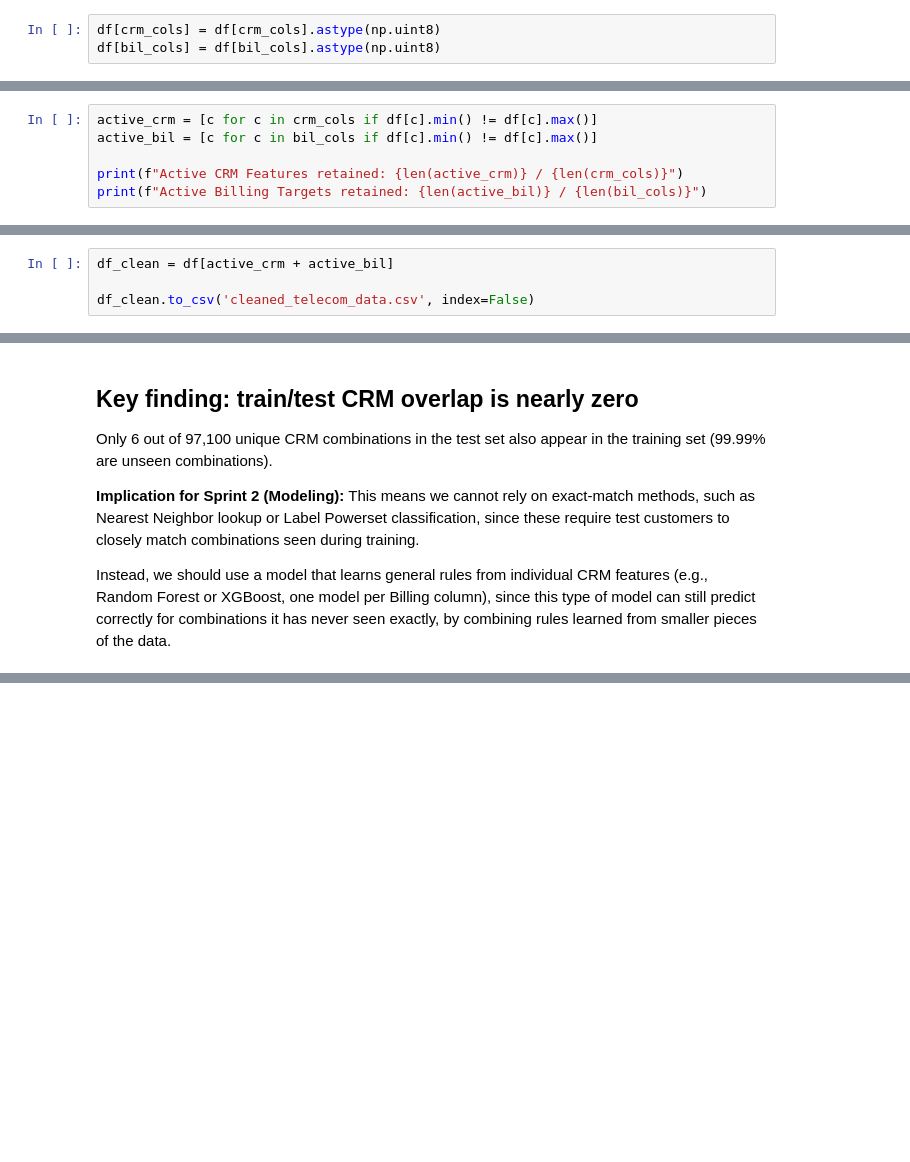
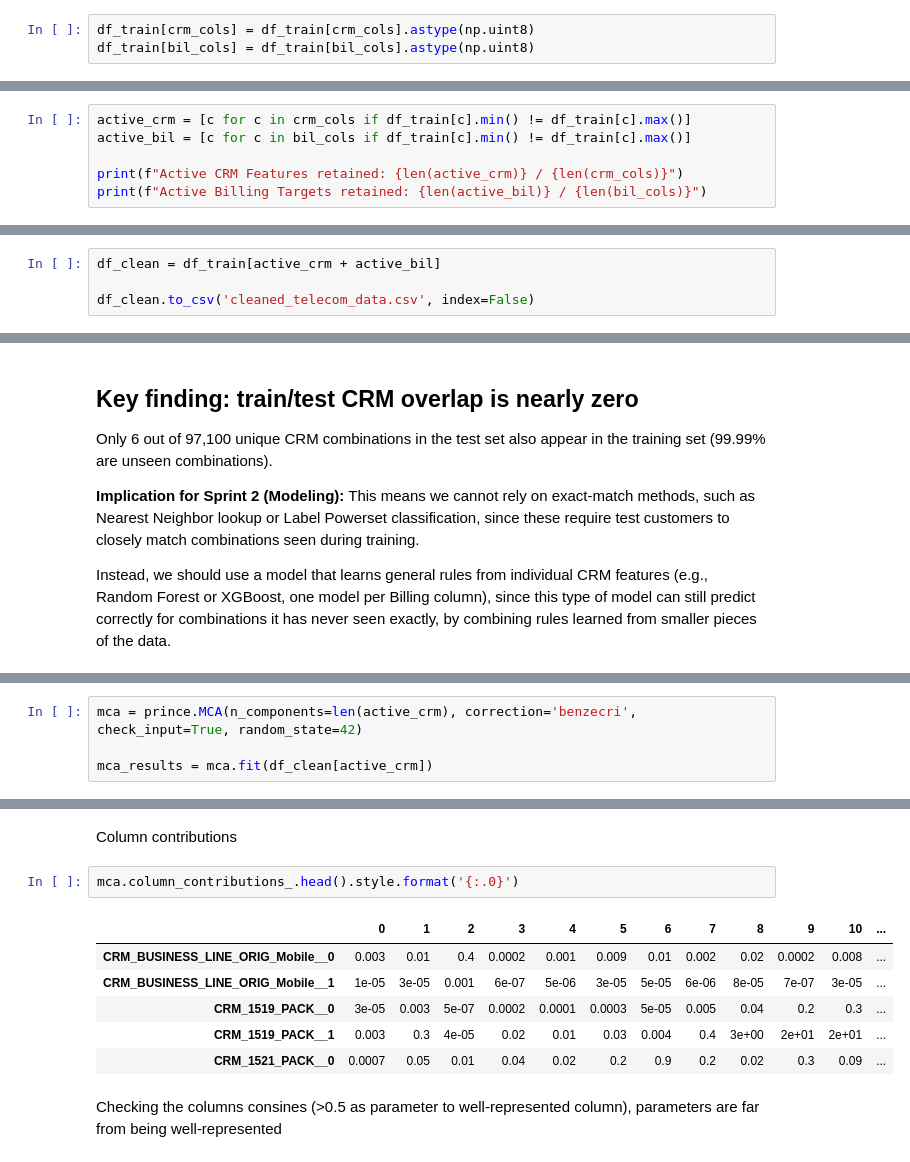
Before and after one commit to raquelmteo/CaseStudy1, a Jupyter notebook: first_sprint.ipynb, the cells around one changed output, grey strips where cells are left out. Cells and saved outputs as stored; diff of their text form; blank space fills up the shorter version.

```diff
--- a/first_sprint.ipynb
+++ b/first_sprint.ipynb
@@ -28,13 +30,13 @@ bil_cols = [c for c in df.columns if c.startswith("BIL")]
 # %% [markdown]
 Transforming column type due to memory performance issue
 # %%
-df[crm_cols] = df[crm_cols].astype(np.uint8)
-df[bil_cols] = df[bil_cols].astype(np.uint8)
+df_train[crm_cols] = df_train[crm_cols].astype(np.uint8)
+df_train[bil_cols] = df_train[bil_cols].astype(np.uint8)
 # %% [markdown]
 Selecting active columns by removing constant ones
 # %%
-active_crm = [c for c in crm_cols if df[c].min() != df[c].max()]
-active_bil = [c for c in bil_cols if df[c].min() != df[c].max()]
+active_crm = [c for c in crm_cols if df_train[c].min() != df_train[c].max()]
+active_bil = [c for c in bil_cols if df_train[c].min() != df_train[c].max()]
 
 print(f"Active CRM Features retained: {len(active_crm)} / {len(crm_cols)}")
 print(f"Active Billing Targets retained: {len(active_bil)} / {len(bil_cols)}")
@@ -52,7 +54,7 @@ Removed CRM columns: ['CRM_2396_PACK', 'CRM_2398_PACK']
 # %% [markdown]
 Saving the cleaned dataset
 # %%
-df_clean = df[active_crm + active_bil]
+df_clean = df_train[active_crm + active_bil]
 
 df_clean.to_csv('cleaned_telecom_data.csv', index=False)
 # %%
@@ -133,0 +139,4 @@ by combining rules learned from smaller pieces of the data.
+# %%
+mca = prince.MCA(n_components=len(active_crm), correction='benzecri', check_input=True, random_state=42)
+
+mca_results = mca.fit(df_clean[active_crm])
@@ -133,0 +161,13 @@ by combining rules learned from smaller pieces of the data.
+# %% [markdown]
+Column contributions
+# %%
+mca.column_contributions_.head().style.format('{:.0}')
+# %% [output]
+|  | 0 | 1 | 2 | 3 | 4 | 5 | 6 | 7 | 8 | 9 | 10 | ... |
+| CRM_BUSINESS_LINE_ORIG_Mobile__0 | 0.003 | 0.01 | 0.4 | 0.0002 | 0.001 | 0.009 | 0.01 | 0.002 | 0.02 | 0.0002 | 0.008 | ... |
+| CRM_BUSINESS_LINE_ORIG_Mobile__1 | 1e-05 | 3e-05 | 0.001 | 6e-07 | 5e-06 | 3e-05 | 5e-05 | 6e-06 | 8e-05 | 7e-07 | 3e-05 | ... |
+| CRM_1519_PACK__0 | 3e-05 | 0.003 | 5e-07 | 0.0002 | 0.0001 | 0.0003 | 5e-05 | 0.005 | 0.04 | 0.2 | 0.3 | ... |
+| CRM_1519_PACK__1 | 0.003 | 0.3 | 4e-05 | 0.02 | 0.01 | 0.03 | 0.004 | 0.4 | 3e+00 | 2e+01 | 2e+01 | ... |
+| CRM_1521_PACK__0 | 0.0007 | 0.05 | 0.01 | 0.04 | 0.02 | 0.2 | 0.9 | 0.2 | 0.02 | 0.3 | 0.09 | ... |
+# %% [markdown]
+Checking the columns consines (>0.5 as parameter to well-represented column), parameters are far from being well-represented
```
Also changed, not shown: parts of 14 cells of this notebook, 1 other file.
